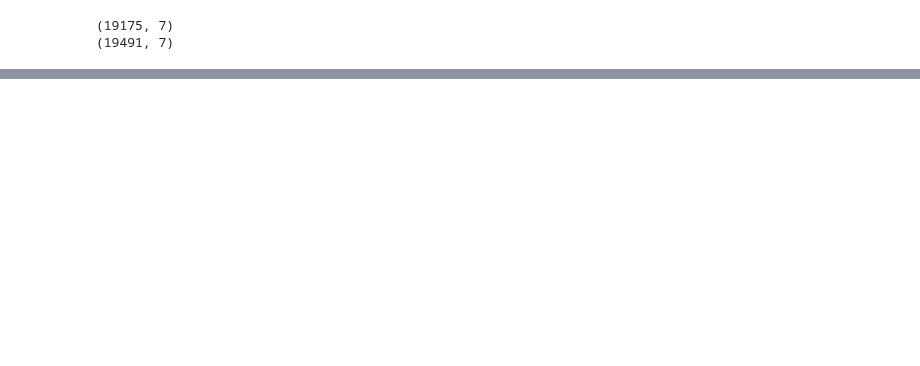
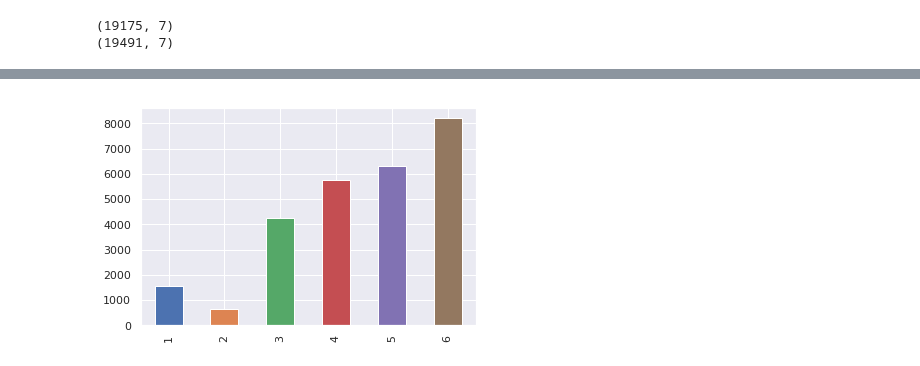
Before and after one commit to rrm86/CRE_Analysis, a Jupyter notebook: analise.ipynb, the cells around one changed output, grey strips where cells are left out. Saved outputs shown, nothing was run; the diff lists cells and outputs as text; code cells hidden in the pictures; blank space fills up the shorter version.

```diff
--- a/analise.ipynb
+++ b/analise.ipynb
@@ -140,0 +152,4 @@ turmas.to_csv('turmas.csv')
+# %%
+turmas['Periodo'].value_counts().sort_index().plot.bar();
+# %% [output]
+[figure, added]
```
Also changed, not shown: parts of 9 cells of this notebook, 1 other file.
